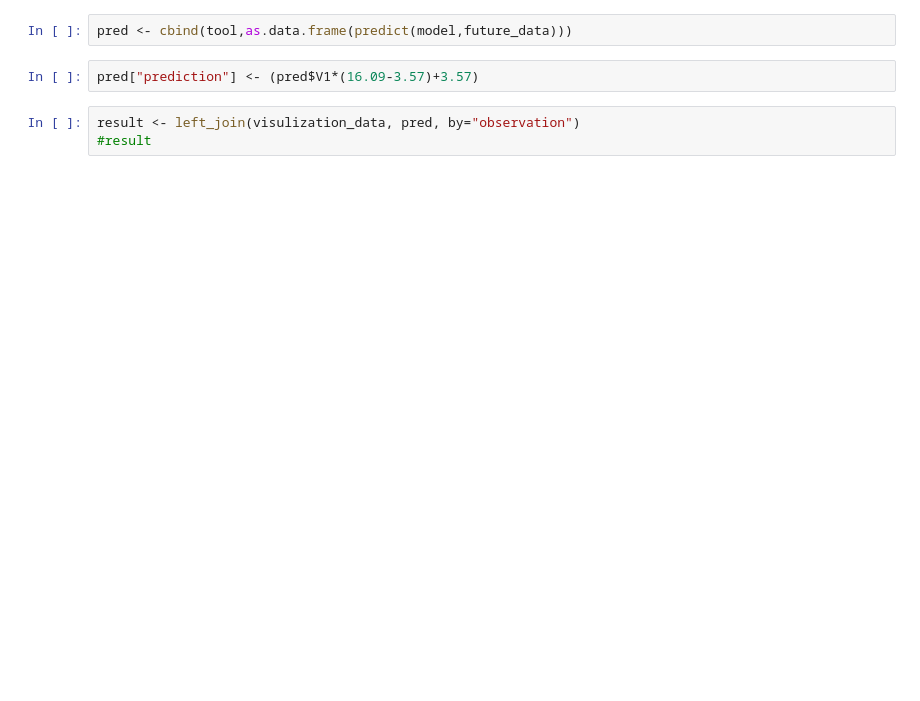
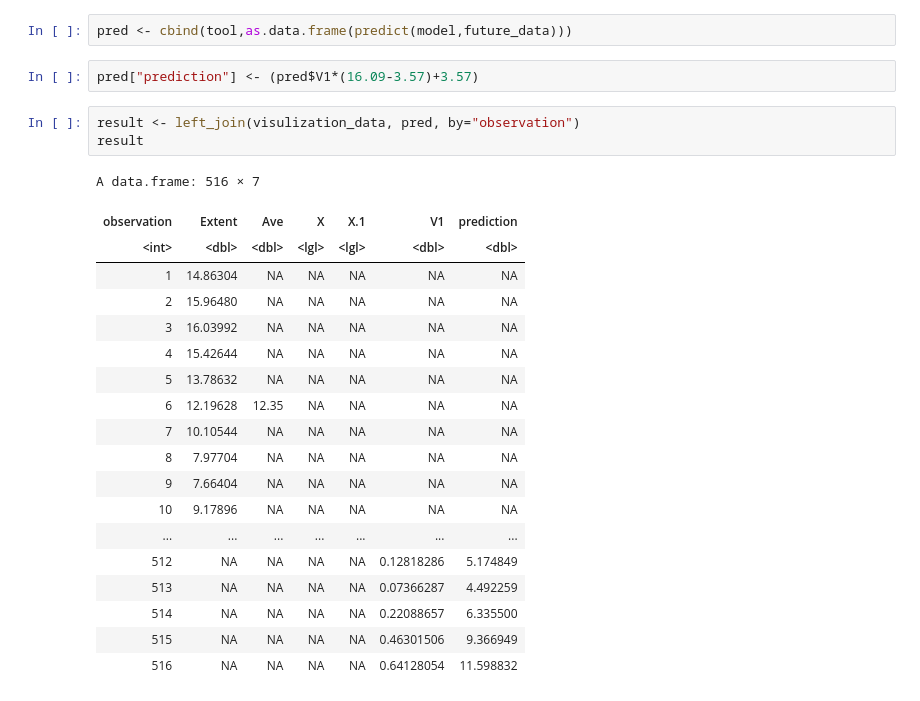
Before and after one commit to theiresearch/ArcticSeaIce, a Jupyter notebook: 7.2-Future_Prediction_40NN.ipynb, the cells around one changed output. Cells and saved outputs as stored; diff of their text form; blank space fills up the shorter version.

```diff
--- a/7.2-Future_Prediction_40NN.ipynb
+++ b/7.2-Future_Prediction_40NN.ipynb
@@ -44,7 +44,27 @@ pred <- cbind(tool,as.data.frame(predict(model,future_data)))
 pred["prediction"] <- (pred$V1*(16.09-3.57)+3.57)
 # %%
 result <- left_join(visulization_data, pred, by="observation")
-#result
+result
+# %% [output]
+A data.frame: 516 × 7
+| observation | Extent | Ave | X | X.1 | V1 | prediction |
+| <int> | <dbl> | <dbl> | <lgl> | <lgl> | <dbl> | <dbl> |
+| 1 | 14.86304 | NA | NA | NA | NA | NA |
+| 2 | 15.96480 | NA | NA | NA | NA | NA |
+| 3 | 16.03992 | NA | NA | NA | NA | NA |
+| 4 | 15.42644 | NA | NA | NA | NA | NA |
+| 5 | 13.78632 | NA | NA | NA | NA | NA |
+| 6 | 12.19628 | 12.35 | NA | NA | NA | NA |
+| 7 | 10.10544 | NA | NA | NA | NA | NA |
+| 8 | 7.97704 | NA | NA | NA | NA | NA |
+| 9 | 7.66404 | NA | NA | NA | NA | NA |
+| 10 | 9.17896 | NA | NA | NA | NA | NA |
+| ... | ... | ... | ... | ... | ... | ... |
+| 512 | NA | NA | NA | NA | 0.12818286 | 5.174849 |
+| 513 | NA | NA | NA | NA | 0.07366287 | 4.492259 |
+| 514 | NA | NA | NA | NA | 0.22088657 | 6.335500 |
+| 515 | NA | NA | NA | NA | 0.46301506 | 9.366949 |
+| 516 | NA | NA | NA | NA | 0.64128054 | 11.598832 |
 # %%
 # figure size
 options(repr.plot.width=15, repr.plot.height=7.5)
```
Also changed, not shown: parts of 3 cells of this notebook, 6 other files.
